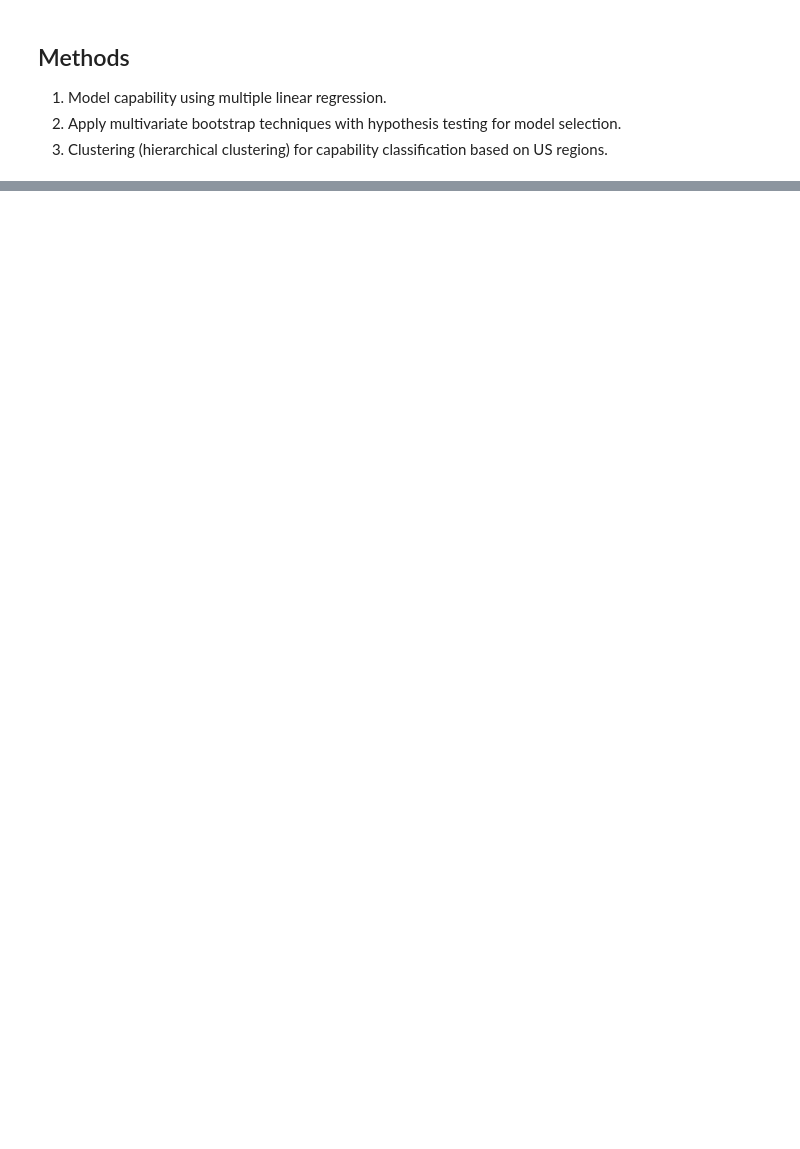
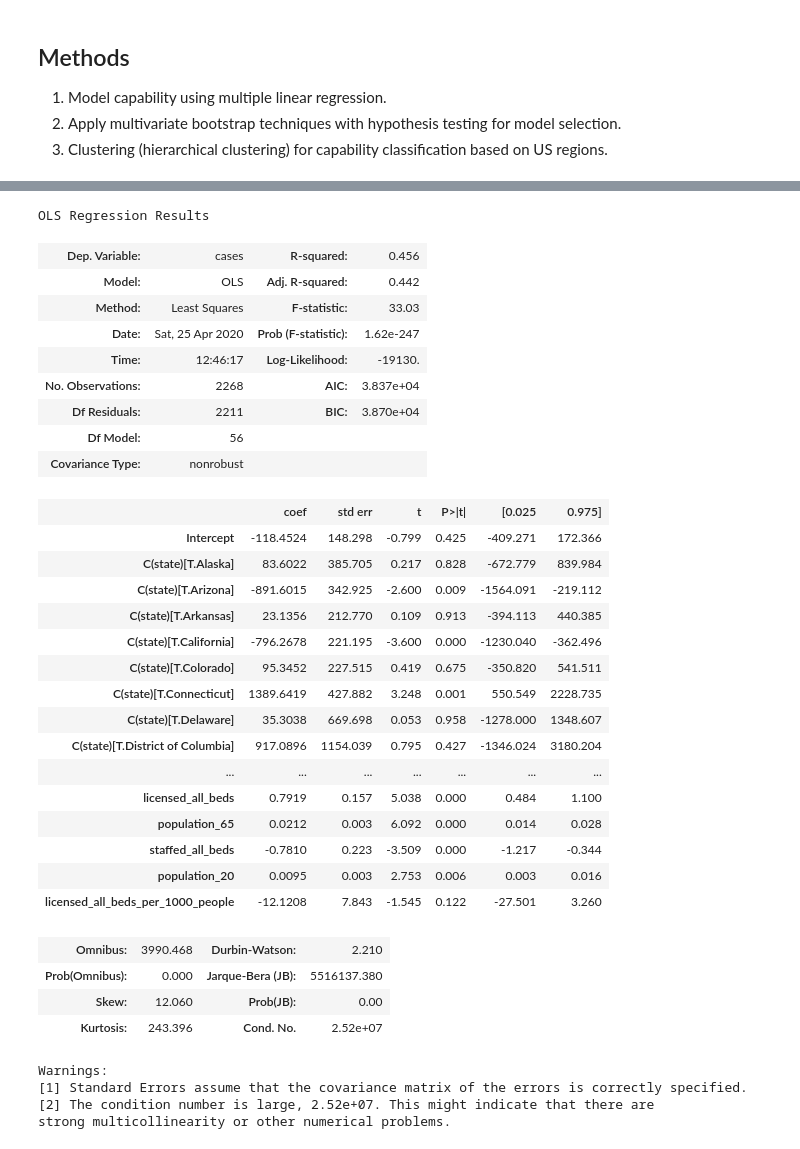
Before and after one commit to tiffttu/BINF_final, a Jupyter notebook: Report.ipynb, the cells around one changed output, grey strips where cells are left out. Cells and saved outputs as stored; diff of their text form; code cells hidden in the pictures; blank space fills up the shorter version.

```diff
--- a/Report.ipynb
+++ b/Report.ipynb
@@ -137,0 +242,38 @@ X
+# %%
+fit = ols('cases ~ C(state) + population + licensed_all_beds + population_65 + staffed_all_beds + population_20 + licensed_all_beds_per_1000_people', data = data).fit()
+fit.summary()
+# %% [output]
+OLS Regression Results
+| Dep. Variable: | cases | R-squared: | 0.456 |
+| Model: | OLS | Adj. R-squared: | 0.442 |
+| Method: | Least Squares | F-statistic: | 33.03 |
+| Date: | Sat, 25 Apr 2020 | Prob (F-statistic): | 1.62e-247 |
+| Time: | 12:46:17 | Log-Likelihood: | -19130. |
+| No. Observations: | 2268 | AIC: | 3.837e+04 |
+| Df Residuals: | 2211 | BIC: | 3.870e+04 |
+| Df Model: | 56 |  |  |
+| Covariance Type: | nonrobust |  |  |
+|  | coef | std err | t | P>|t| | [0.025 | 0.975] |
+| Intercept | -118.4524 | 148.298 | -0.799 | 0.425 | -409.271 | 172.366 |
+| C(state)[T.Alaska] | 83.6022 | 385.705 | 0.217 | 0.828 | -672.779 | 839.984 |
+| C(state)[T.Arizona] | -891.6015 | 342.925 | -2.600 | 0.009 | -1564.091 | -219.112 |
+| C(state)[T.Arkansas] | 23.1356 | 212.770 | 0.109 | 0.913 | -394.113 | 440.385 |
+| C(state)[T.California] | -796.2678 | 221.195 | -3.600 | 0.000 | -1230.040 | -362.496 |
+| C(state)[T.Colorado] | 95.3452 | 227.515 | 0.419 | 0.675 | -350.820 | 541.511 |
+| C(state)[T.Connecticut] | 1389.6419 | 427.882 | 3.248 | 0.001 | 550.549 | 2228.735 |
+| C(state)[T.Delaware] | 35.3038 | 669.698 | 0.053 | 0.958 | -1278.000 | 1348.607 |
+| C(state)[T.District of Columbia] | 917.0896 | 1154.039 | 0.795 | 0.427 | -1346.024 | 3180.204 |
+| ... | ... | ... | ... | ... | ... | ... |
+| licensed_all_beds | 0.7919 | 0.157 | 5.038 | 0.000 | 0.484 | 1.100 |
+| population_65 | 0.0212 | 0.003 | 6.092 | 0.000 | 0.014 | 0.028 |
+| staffed_all_beds | -0.7810 | 0.223 | -3.509 | 0.000 | -1.217 | -0.344 |
+| population_20 | 0.0095 | 0.003 | 2.753 | 0.006 | 0.003 | 0.016 |
+| licensed_all_beds_per_1000_people | -12.1208 | 7.843 | -1.545 | 0.122 | -27.501 | 3.260 |
+| Omnibus: | 3990.468 | Durbin-Watson: | 2.210 |
+| Prob(Omnibus): | 0.000 | Jarque-Bera (JB): | 5516137.380 |
+| Skew: | 12.060 | Prob(JB): | 0.00 |
+| Kurtosis: | 243.396 | Cond. No. | 2.52e+07 |
+Warnings:
+[1] Standard Errors assume that the covariance matrix of the errors is correctly specified.
+[2] The condition number is large, 2.52e+07. This might indicate that there are
+strong multicollinearity or other numerical problems.
```
Also changed, not shown: parts of 21 cells of this notebook.
